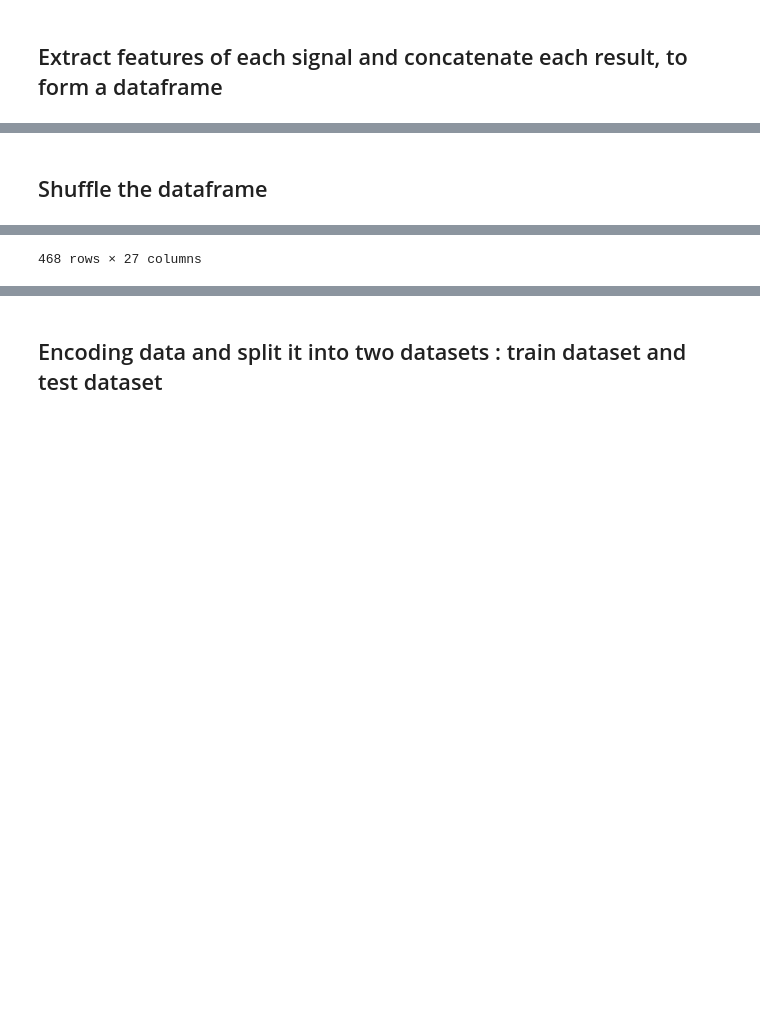
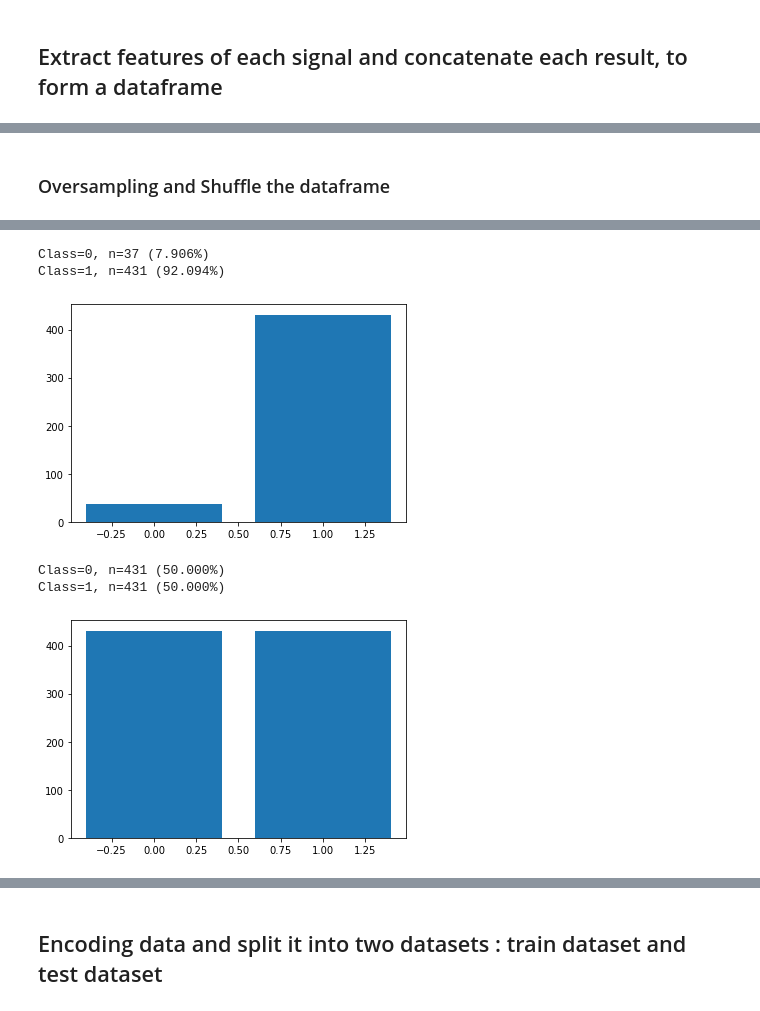
Before and after one commit to marcusnk237/Binary-Classification-Cough-COVID, a Jupyter notebook: Binary_classification_cough_COVID.ipynb, the cells around one changed output, grey strips where cells are left out. Cells and saved outputs as stored; diff of their text form; code cells hidden in the pictures; blank space fills up the shorter version.

```diff
--- a/Binary_classification_cough_COVID.ipynb
+++ b/Binary_classification_cough_COVID.ipynb
@@ -53,3 +56,12 @@ def prep_organize_data(POS_PATH, NEG_PATH, BASE_PATH):
+# %%
+def class_repartitions (y):
+  counter = Counter(y)
+  for k,v in counter.items():
+	    per = v / len(y) * 100
+	    print('Class=%d, n=%d (%.3f%%)' % (k, v, per))
+  # plot the distribution
+  plt.bar(counter.keys(), counter.values())
+  plt.show()
 # %% [markdown]
 ## This function allows us to extract the features of each signal. It's those we'll use for the classification
 # %%
@@ -269,12 +320,24 @@ dataframe
 468 rows × 27 columns
 # %% [markdown]
-## Shuffle the dataframe
+### Oversampling and Shuffle the dataframe
 # %%
+# We first oversampling the dataset and recreate a new one
+X_0 = (dataframe.iloc[:, :-1])
+Y_0 = dataframe[dataframe.columns[-1]]
+y0 = label_encoder.fit_transform(Y_0)
+# Repartition before oversampling
+class_repartitions(y0)
+oversample = SMOTE()
+X0, y0 = oversample.fit_resample(X_0, Y_0)
+data_new= np.column_stack((X0, y0))
+df_new=pd.DataFrame(data_new)
+# Repartition after oversampling
+class_repartitions(y0)
+
 #since all the positives were first and negatives last, we shuffling the dataset
-shuffle_df = dataframe.reindex(np.random.permutation(dataframe.index))
+shuffle_df = df_new.reindex(np.random.permutation(df_new.index))
 #labels
-y = shuffle_df['label'].to_numpy()
+y = shuffle_df[shuffle_df.columns[-1]].to_numpy()
 #rest of data
 X = (shuffle_df.iloc[:, :-1]).to_numpy()
-shuffle_df
 # %% [output]
@@ -293 +344,6 @@ shuffle_df
-468 rows × 27 columns
+Class=0, n=37 (7.906%)
+Class=1, n=431 (92.094%)
+[figure, added]
+Class=0, n=431 (50.000%)
+Class=1, n=431 (50.000%)
+[figure, added]
```
Also changed, not shown: parts of 16 cells of this notebook.
